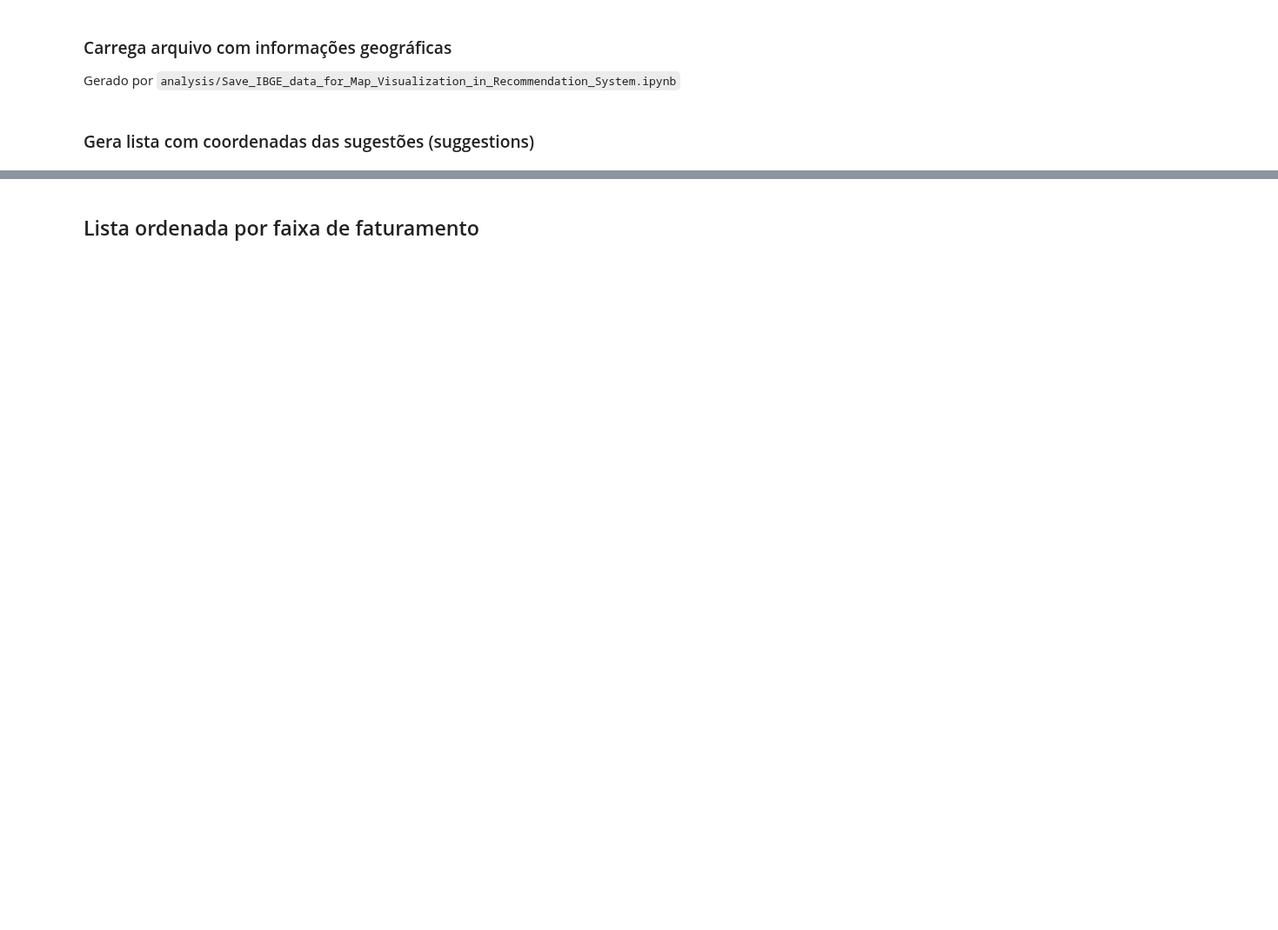
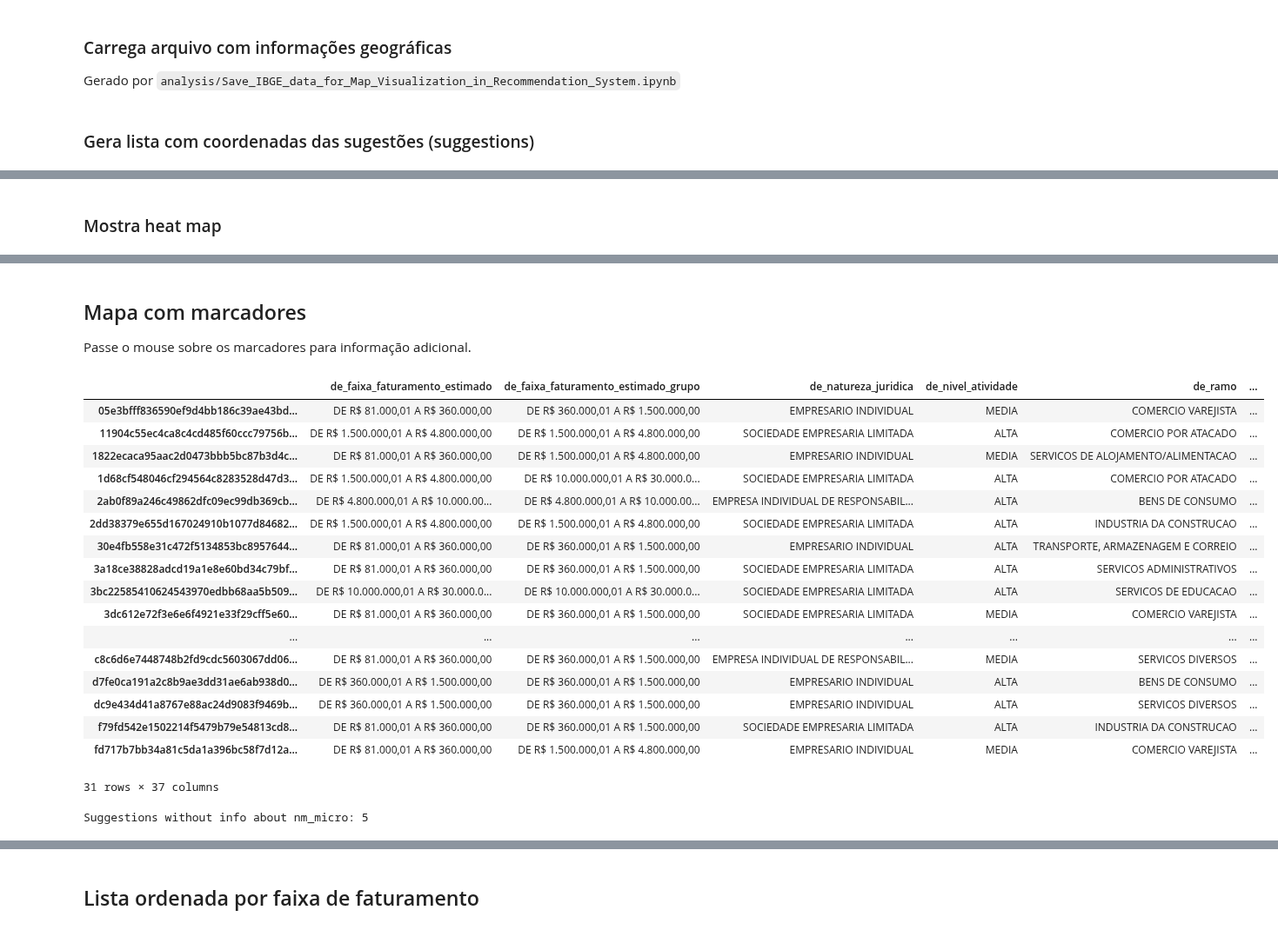
Before and after one commit to codenation-dev/squad-1-ad-data-science-1, a Jupyter notebook: analysis/Nearest Neighbors.ipynb, the cells around one changed output, grey strips where cells are left out. Shown at 87% size. Drawn from its saved outputs; the diff is of its cells as text; code cells hidden in the pictures; blank space fills up the shorter version.

```diff
--- a/analysis/Nearest Neighbors.ipynb
+++ b/analysis/Nearest Neighbors.ipynb
@@ -338 +338,3 @@ Suggestions without info about nm_micro: 88
+# %% [markdown]
+### Mostra heat map
 # %%
@@ -343,3 +344,51 @@ mapa.add_child(plugins.HeatMap(map_coord))
 mapa
 # %% [output]
 [interactive output not drawn]
+# %% [markdown]
+## Mapa com marcadores
+Passe o mouse sobre os marcadores para informação adicional.
+# %%
+# Para não ter repetições no mapa com marcadores, vou criar um novo df a partir de suggestions,
+# deixando só uma entrada para cada id do market
+unique_suggestions = pd.DataFrame()
+for client in suggestions['row'].unique():
+    idxmin_distance = suggestions[suggestions['row']==client]['distance'].idxmin()
+    unique_suggestions = unique_suggestions.append(market.loc[idxmin_distance])
+unique_suggestions
+# %% [output]
+|  | de_faixa_faturamento_estimado | de_faixa_faturamento_estimado_grupo | de_natureza_juridica | de_nivel_atividade | de_ramo | ... |
+| 05e3bfff836590ef9d4bb186c39ae43bd... | DE R$ 81.000,01 A R$ 360.000,00 | DE R$ 360.000,01 A R$ 1.500.000,00 | EMPRESARIO INDIVIDUAL | MEDIA | COMERCIO VAREJISTA | ... |
+| 11904c55ec4ca8c4cd485f60ccc79756b... | DE R$ 1.500.000,01 A R$ 4.800.000,00 | DE R$ 1.500.000,01 A R$ 4.800.000,00 | SOCIEDADE EMPRESARIA LIMITADA | ALTA | COMERCIO POR ATACADO | ... |
+| 1822ecaca95aac2d0473bbb5bc87b3d4c... | DE R$ 81.000,01 A R$ 360.000,00 | DE R$ 1.500.000,01 A R$ 4.800.000,00 | EMPRESARIO INDIVIDUAL | MEDIA | SERVICOS DE ALOJAMENTO/ALIMENTACAO | ... |
+| 1d68cf548046cf294564c8283528d47d3... | DE R$ 1.500.000,01 A R$ 4.800.000,00 | DE R$ 10.000.000,01 A R$ 30.000.0... | SOCIEDADE EMPRESARIA LIMITADA | ALTA | COMERCIO POR ATACADO | ... |
+| 2ab0f89a246c49862dfc09ec99db369cb... | DE R$ 4.800.000,01 A R$ 10.000.00... | DE R$ 4.800.000,01 A R$ 10.000.00... | EMPRESA INDIVIDUAL DE RESPONSABIL... | ALTA | BENS DE CONSUMO | ... |
+| 2dd38379e655d167024910b1077d84682... | DE R$ 1.500.000,01 A R$ 4.800.000,00 | DE R$ 1.500.000,01 A R$ 4.800.000,00 | SOCIEDADE EMPRESARIA LIMITADA | ALTA | INDUSTRIA DA CONSTRUCAO | ... |
+| 30e4fb558e31c472f5134853bc8957644... | DE R$ 81.000,01 A R$ 360.000,00 | DE R$ 360.000,01 A R$ 1.500.000,00 | EMPRESARIO INDIVIDUAL | ALTA | TRANSPORTE, ARMAZENAGEM E CORREIO | ... |
+| 3a18ce38828adcd19a1e8e60bd34c79bf... | DE R$ 81.000,01 A R$ 360.000,00 | DE R$ 360.000,01 A R$ 1.500.000,00 | SOCIEDADE EMPRESARIA LIMITADA | ALTA | SERVICOS ADMINISTRATIVOS | ... |
+| 3bc22585410624543970edbb68aa5b509... | DE R$ 10.000.000,01 A R$ 30.000.0... | DE R$ 10.000.000,01 A R$ 30.000.0... | SOCIEDADE EMPRESARIA LIMITADA | ALTA | SERVICOS DE EDUCACAO | ... |
+| 3dc612e72f3e6e6f4921e33f29cff5e60... | DE R$ 81.000,01 A R$ 360.000,00 | DE R$ 360.000,01 A R$ 1.500.000,00 | SOCIEDADE EMPRESARIA LIMITADA | MEDIA | COMERCIO VAREJISTA | ... |
+| ... | ... | ... | ... | ... | ... | ... |
+| c8c6d6e7448748b2fd9cdc5603067dd06... | DE R$ 81.000,01 A R$ 360.000,00 | DE R$ 360.000,01 A R$ 1.500.000,00 | EMPRESA INDIVIDUAL DE RESPONSABIL... | MEDIA | SERVICOS DIVERSOS | ... |
+| d7fe0ca191a2c8b9ae3dd31ae6ab938d0... | DE R$ 360.000,01 A R$ 1.500.000,00 | DE R$ 360.000,01 A R$ 1.500.000,00 | EMPRESARIO INDIVIDUAL | ALTA | BENS DE CONSUMO | ... |
+| dc9e434d41a8767e88ac24d9083f9469b... | DE R$ 360.000,01 A R$ 1.500.000,00 | DE R$ 360.000,01 A R$ 1.500.000,00 | EMPRESARIO INDIVIDUAL | ALTA | SERVICOS DIVERSOS | ... |
+| f79fd542e1502214f5479b79e54813cd8... | DE R$ 81.000,01 A R$ 360.000,00 | DE R$ 360.000,01 A R$ 1.500.000,00 | SOCIEDADE EMPRESARIA LIMITADA | ALTA | INDUSTRIA DA CONSTRUCAO | ... |
+| fd717b7bb34a81c5da1a396bc58f7d12a... | DE R$ 81.000,01 A R$ 360.000,00 | DE R$ 1.500.000,01 A R$ 4.800.000,00 | EMPRESARIO INDIVIDUAL | MEDIA | COMERCIO VAREJISTA | ... |
+31 rows × 37 columns
+# %%
+uniq_map_coord = []
+null_count = 0  # para verificar quantas sugestões não tem informação da microrregião
+for local in zip(unique_suggestions[['nm_micro_regiao', 'de_ramo']].to_numpy(),
+                 unique_suggestions[['nm_micro_regiao', 'de_ramo']].index):
+    coord = coord_micro[coord_micro['nm_micro'] == local[0][0]][['lat', 'lng']]
+    if not coord.empty:
+        uniq_map_coord.append([coord['lat'].values[0]-random.uniform(0, 0.5),
+                          coord['lng'].values[0]-random.uniform(0, 0.5),
+                          'id:'+local[1]+' ramo:'+local[0][1]]) # para o popup com
+                          #informação do id e ramo da empresa de sugestão.
+    else:
+        null_count = null_count + 1
+        # print('Location null', null_count)   #TODO: mostrar como warning
+
+print('Suggestions without info about nm_micro:', null_count)
+# %% [output]
+Suggestions without info about nm_micro: 5
```
Also changed, not shown: parts of 10 cells of this notebook.
